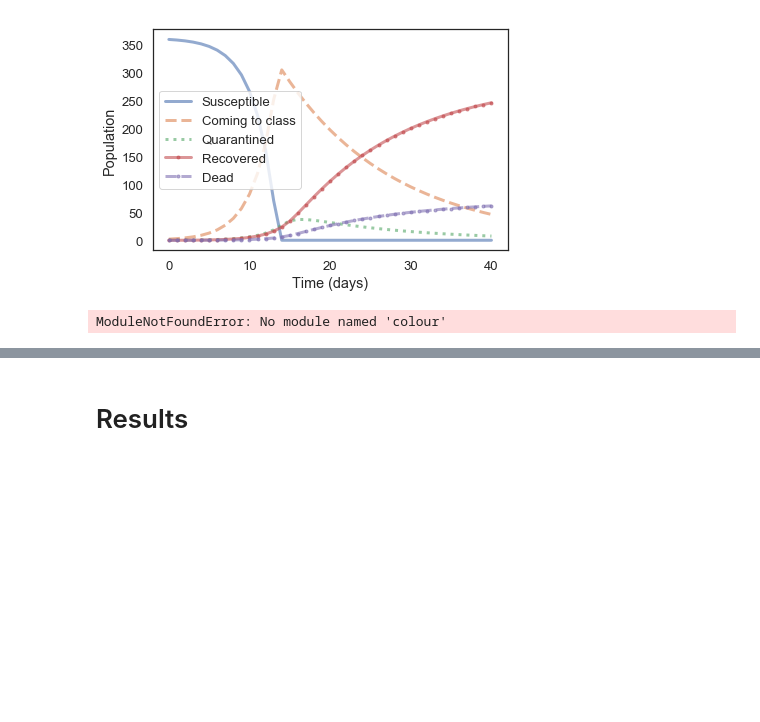
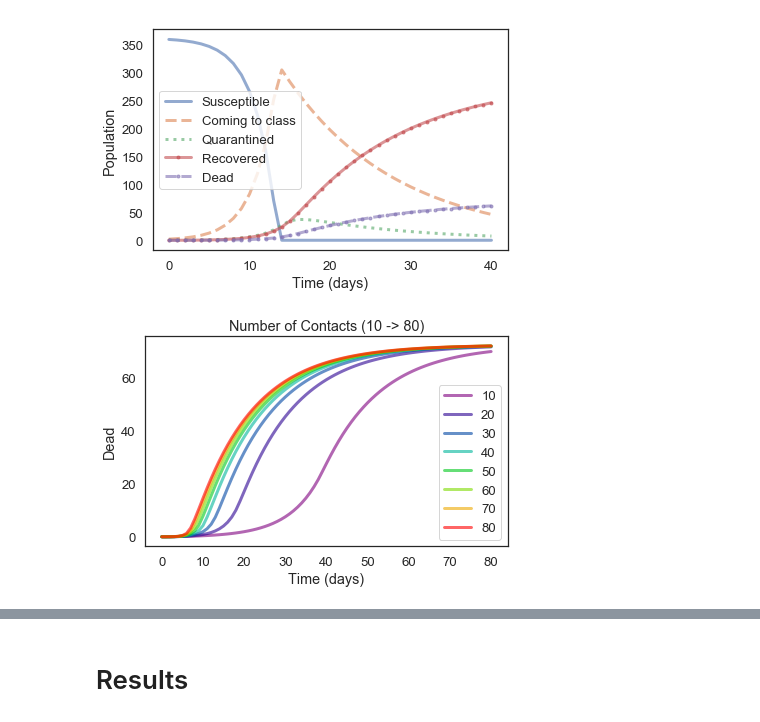
Before and after one commit to AustinVes/ModSim-Project2, a Jupyter notebook: project_notebook.ipynb, the cells around one changed output, grey strips where cells are left out. Cells and saved outputs as stored; diff of their text form; code cells hidden in the pictures; blank space fills up the shorter version.

Commit message:
added sweeps

```diff
--- a/project_notebook.ipynb
+++ b/project_notebook.ipynb
@@ -117,27 +117,29 @@ plot_results(results)
 # %% [output]
 [figure]
 # %%
-def sweep_contacts(system, init, t_end, dt, contacts):
+def sweep_param(system, init, t_end, dt, param, output, values, calc = lambda x: x):
     from copy import deepcopy
 
     sweep_results = SweepSeries()
 
-    for num_contact in contacts:
+    for val in values:
         sweep_system = deepcopy(system)
-        sweep_system.i = 0.1 * 5/24 * num_contact
-        sweep_results[num_contact] = run_simulation(sweep_system, init, t_end, dt)['D']
+        sweep_system[param] = calc(val)
+        sweep_results[val] = run_simulation(sweep_system, init, t_end, dt)[output]
 
     return sweep_results
 # %%
-contacts = range(10,80,10)
-sweep_results = sweep_contacts(system, init, 40, 1, contacts)
+def plot_sweep(sweep_results, title, xlabel, ylabel):
+    from colour import Color
+    purple = Color('purple')
+    color_range = list(purple.range_to(Color('red'), len(sweep_results.index)))
 
-from colour import Color
-blue = Color('blue')
-color_range = list(blue.range_to(Color('red'),len(contacts)))
-
-for (entry,color) in zip(sweep_results, color_range):
-    plot(entry, color=color.rgb)
-decorate(xlabel='Time (days)', ylabel='Dead (num people)')
+    for (entry,color,val) in zip(sweep_results, color_range, sweep_results.index):
+        plot(entry, color=color.rgb, label=str(round(val,3)))
+    decorate(title=title, xlabel=xlabel, ylabel=ylabel)
-# %% [output]
-ModuleNotFoundError: No module named 'colour'
+# %%
+contact_range = linrange(10,80,10,endpoint=True)
+sweep_results = sweep_param(system, init, 80, 1, 'i', 'D', contact_range, lambda x: 0.1 * 5/24 * x)
+plot_sweep(sweep_results, 'Number of Contacts (10 -> 80)', 'Time (days)', 'Dead')
+# %% [output]
+[figure, added]
```
Also changed, not shown: parts of 2 cells of this notebook.
